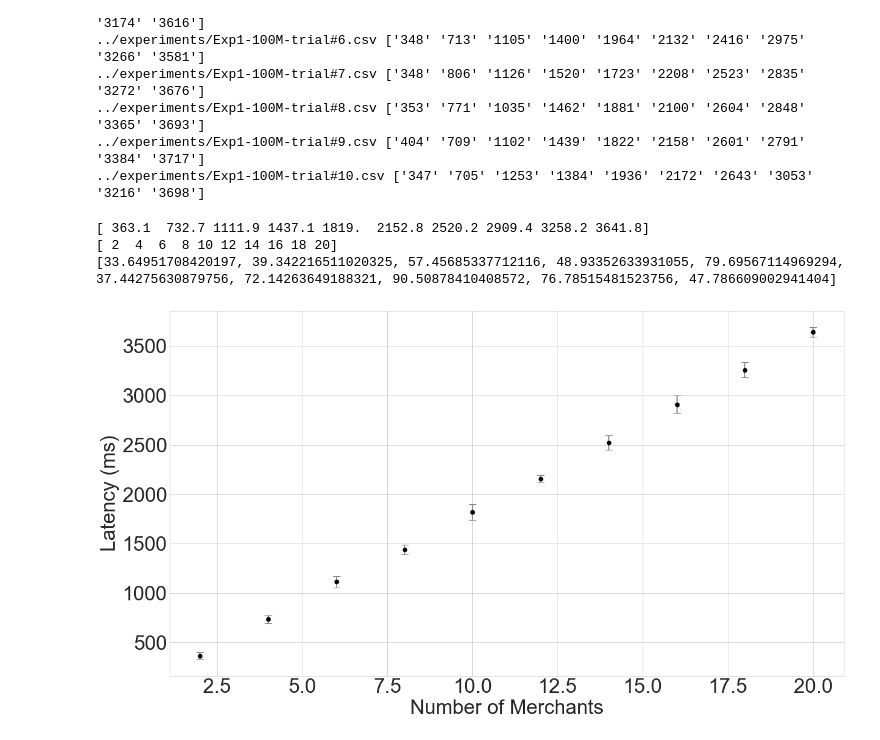
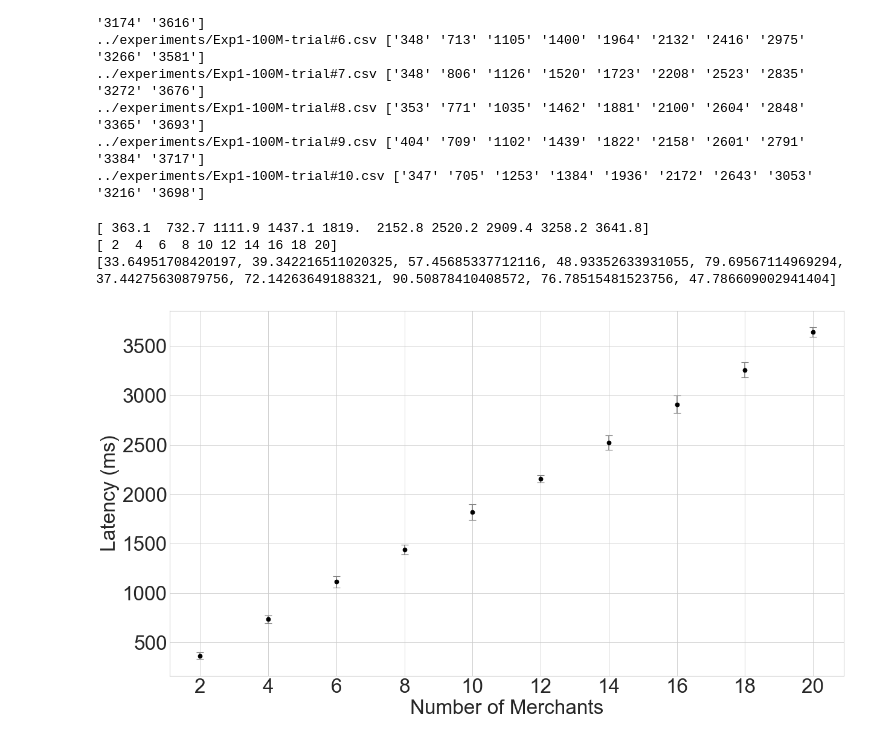
Before and after one commit to Turing-Space/risk-redistribution-payment-dappcon, a Jupyter notebook: plotting/plotnew.ipynb, the cells around one changed output. Cells and saved outputs as stored; diff of their text form; code cells hidden in the pictures.

```diff
--- a/plotting/plotnew.ipynb
+++ b/plotting/plotnew.ipynb
@@ -58,26 +58,26 @@ for r in rows_t:
 # %%
 x = np.arange(2,21,2)
 # x = np.arange(10,101,10)
 y = np.asarray(y)
 print(y)
 print(x)
 print(err)
 
 plt.figure(num=None, figsize=(18, 10), dpi=80, facecolor='w', edgecolor='k')
 plt.rcParams.update({'font.size': 30})
-# plt.xticks(np.arange(0, 21, step=1))
+plt.xticks(np.arange(2, 21, step=2))
 # plt.yticks(np.arange(0, 70000, step=10000))
 # plt.xlabel("Number of consensuses (Custodian)")
 # plt.xlabel("Participation threshold (%)")
 plt.xlabel("Number of Merchants")
 plt.ylabel("Latency (ms)")
 # plt.title("Experiment 4: The settle latency test on various numbers of clients")
 plt.errorbar(x, y, err, fmt="ok", capsize=5, ecolor="grey");
 # %% [output]
 [ 363.1  732.7 1111.9 1437.1 1819.  2152.8 2520.2 2909.4 3258.2 3641.8]
 [ 2  4  6  8 10 12 14 16 18 20]
 [33.64951708420197, 39.342216511020325, 57.45685337712116, 48.93352633931055, 79.69567114969294, 37.44275630879756, 72.14263649188321, 90.50878410408572, 76.78515481523756, 47.786609002941404]
-[figure, old version]
+[figure, new version]
 # %%
 # saveName = "Exp1"
 # plt.savefig('../figures/'+saveName+'.png')
```
Also changed, not shown: parts of 3 cells of this notebook, 2 other files.
